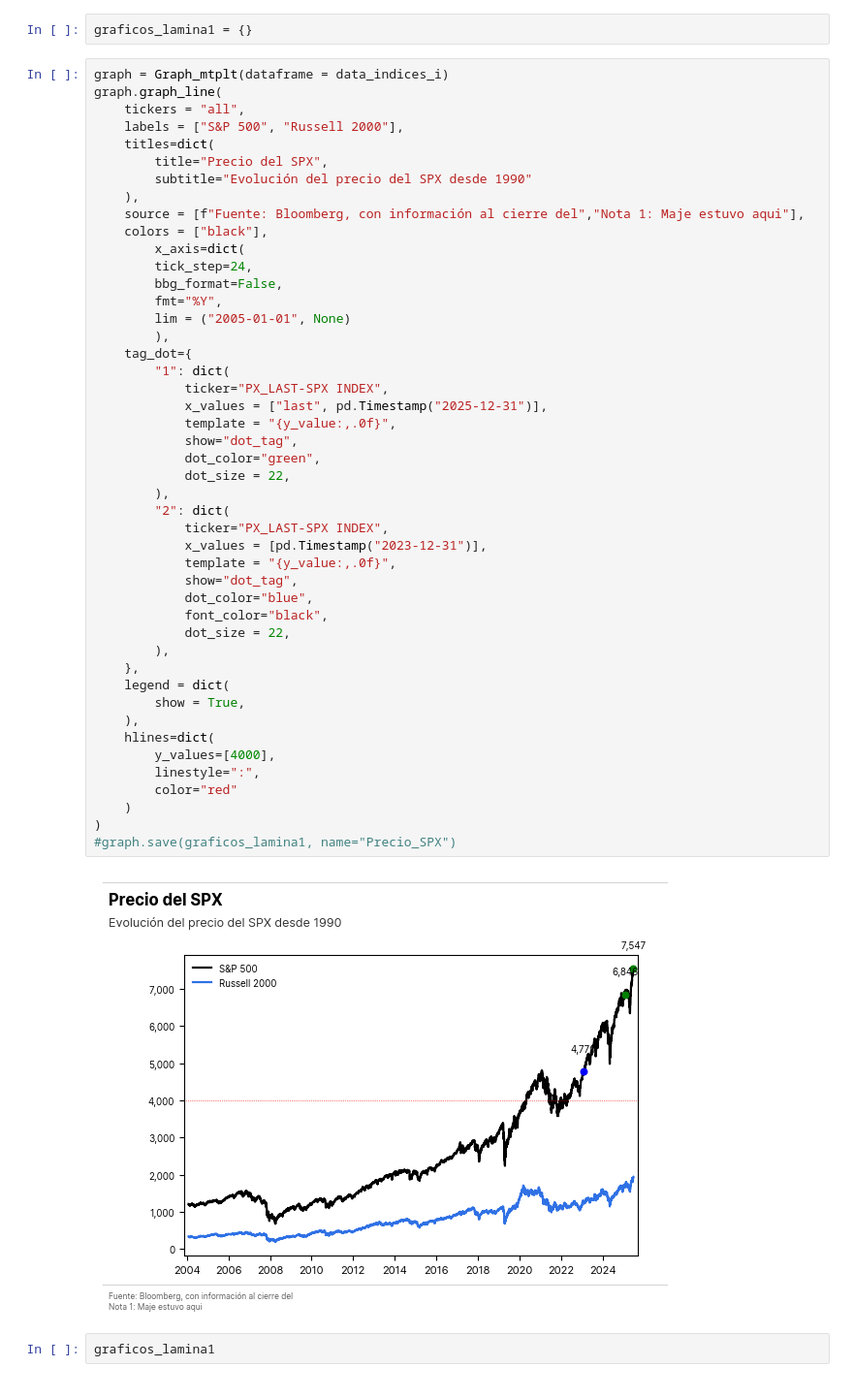
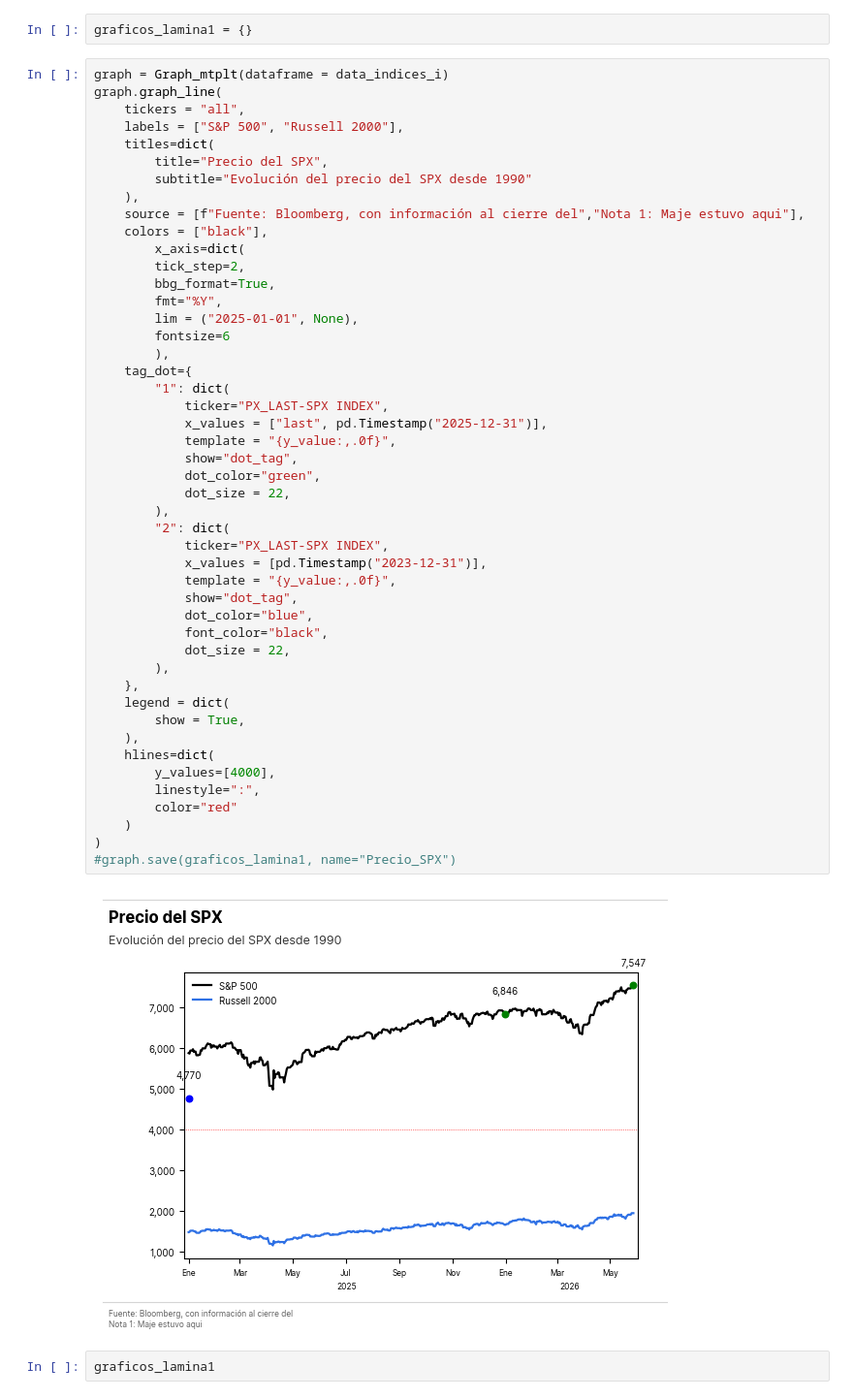
Before and after one commit to jc-ocampob/helpers_ps, a Jupyter notebook: Pruebas.ipynb, the cells around one changed output. Shown at 97% size. Drawn from its saved outputs; the diff is of its cells as text.

```diff
--- a/Pruebas.ipynb
+++ b/Pruebas.ipynb
@@ -100,42 +100,43 @@ graph.graph_line(
     source = [f"Fuente: Bloomberg, con información al cierre del","Nota 1: Maje estuvo aqui"],
     colors = ["black"],
         x_axis=dict(
-        tick_step=24,
-        bbg_format=False,
+        tick_step=2,
+        bbg_format=True,
         fmt="%Y",
-        lim = ("2005-01-01", None)
+        lim = ("2025-01-01", None),
+        fontsize=6
         ),
     tag_dot={
         "1": dict(
             ticker="PX_LAST-SPX INDEX",
             x_values = ["last", pd.Timestamp("2025-12-31")],
             template = "{y_value:,.0f}",
             show="dot_tag",
             dot_color="green",
             dot_size = 22,
         ),
         "2": dict(
             ticker="PX_LAST-SPX INDEX",
             x_values = [pd.Timestamp("2023-12-31")],
             template = "{y_value:,.0f}",
             show="dot_tag",
             dot_color="blue",
             font_color="black",
             dot_size = 22,
         ),
     },
     legend = dict(
         show = True,
     ),
     hlines=dict(
         y_values=[4000],
         linestyle=":",
         color="red"
     )
 )
 #graph.save(graficos_lamina1, name="Precio_SPX")
 # %% [output]
-[figure, old version]
+[figure, new version]
 # %%
 graficos_lamina1
 # %% [output]
```
Also changed, not shown: 5 other files.
